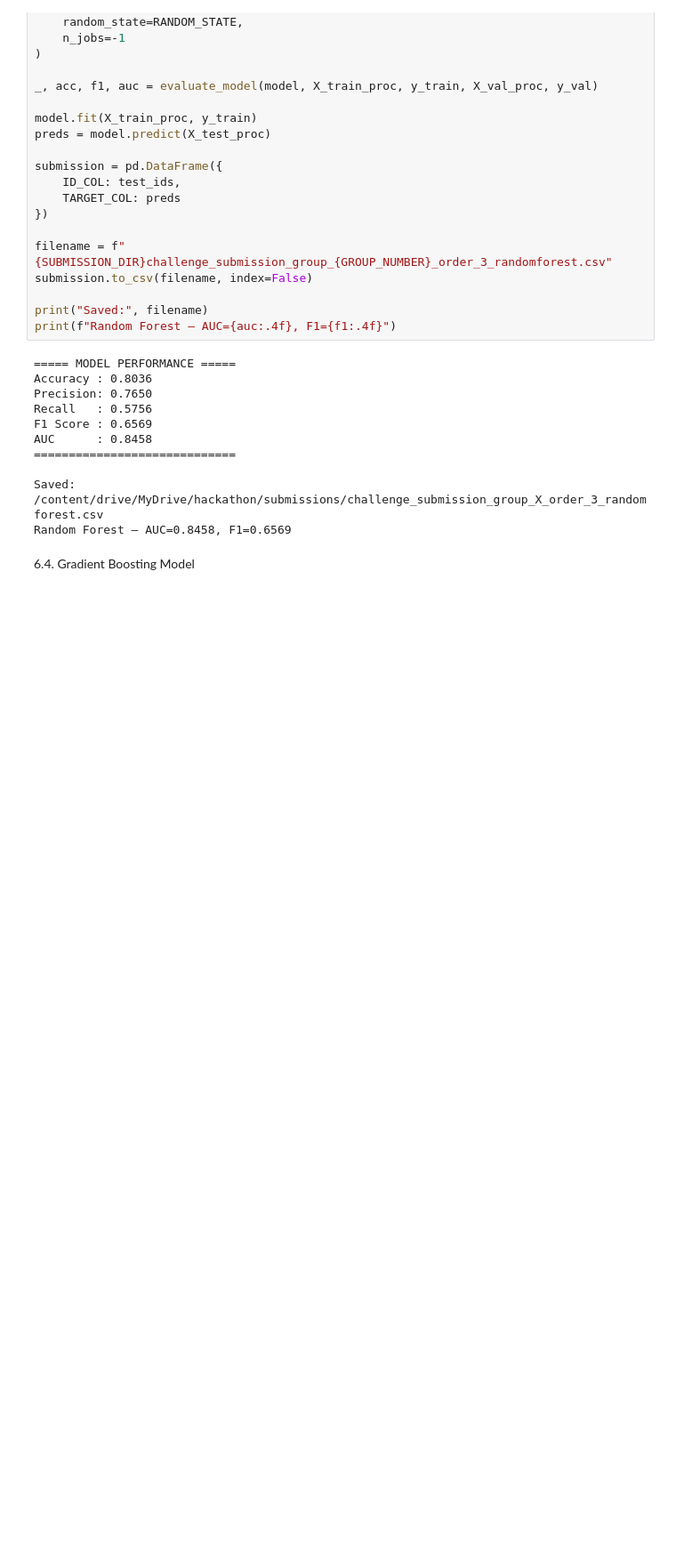
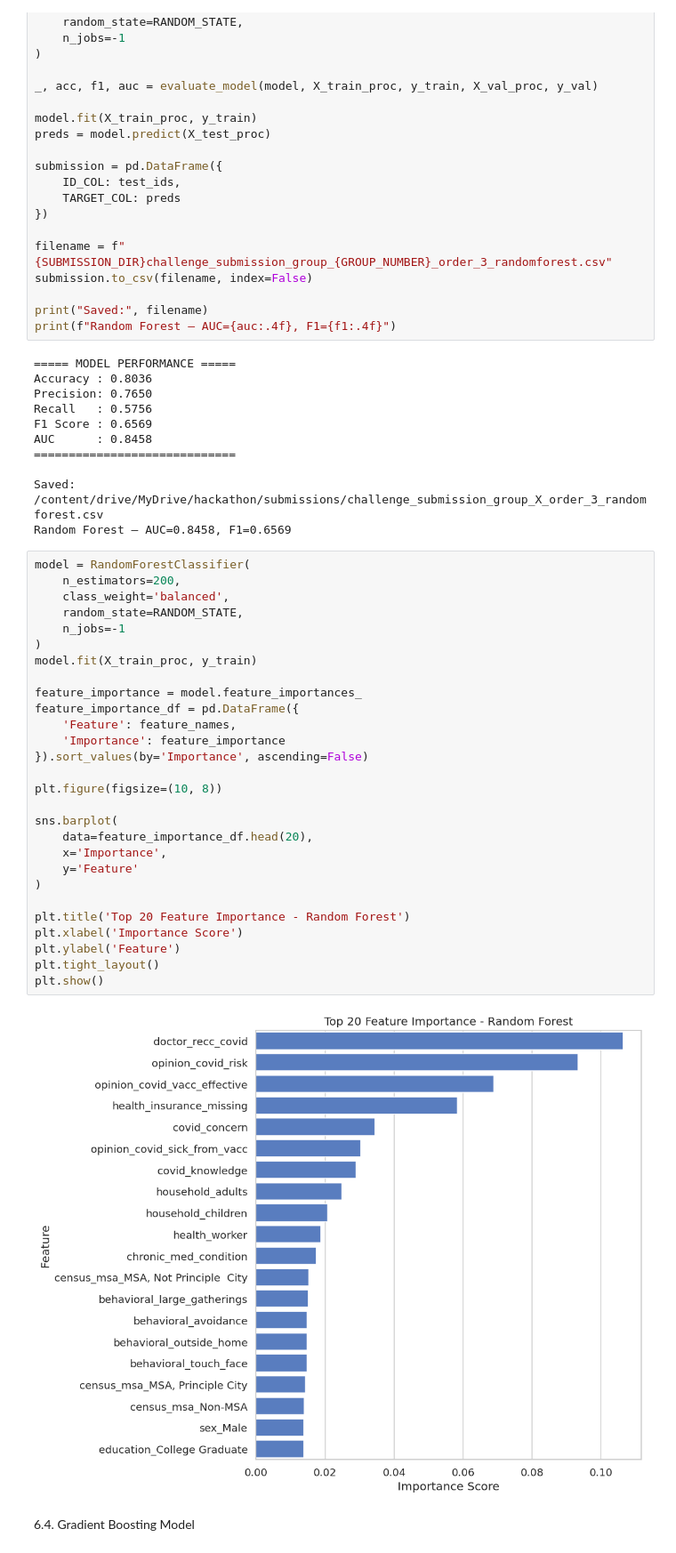
Before and after one commit to UH-GROUP-X/Hackathon26, a Jupyter notebook: UH_GROUP_X.ipynb, the cells around one changed output. Shown at 89% size. Cells and saved outputs as stored; diff of their text form; blank space fills up the shorter version.

```diff
--- a/UH_GROUP_X.ipynb
+++ b/UH_GROUP_X.ipynb
@@ -781,6 +781,36 @@ AUC      : 0.8458
 
 Saved: /content/drive/MyDrive/hackathon/submissions/challenge_submission_group_X_order_3_randomforest.csv
 Random Forest — AUC=0.8458, F1=0.6569
+# %%
+model = RandomForestClassifier(
+    n_estimators=200,
+    class_weight='balanced',
+    random_state=RANDOM_STATE,
+    n_jobs=-1
+)
+model.fit(X_train_proc, y_train)
+
+feature_importance = model.feature_importances_
+feature_importance_df = pd.DataFrame({
+    'Feature': feature_names,
+    'Importance': feature_importance
+}).sort_values(by='Importance', ascending=False)
+
+plt.figure(figsize=(10, 8))
+
+sns.barplot(
+    data=feature_importance_df.head(20),
+    x='Importance',
+    y='Feature'
+)
+
+plt.title('Top 20 Feature Importance - Random Forest')
+plt.xlabel('Importance Score')
+plt.ylabel('Feature')
+plt.tight_layout()
+plt.show()
+# %% [output]
+[figure, added]
 # %% [markdown]
 6.4. Gradient Boosting Model
 # %%
```
Also changed, not shown: parts of 2 cells of this notebook.
